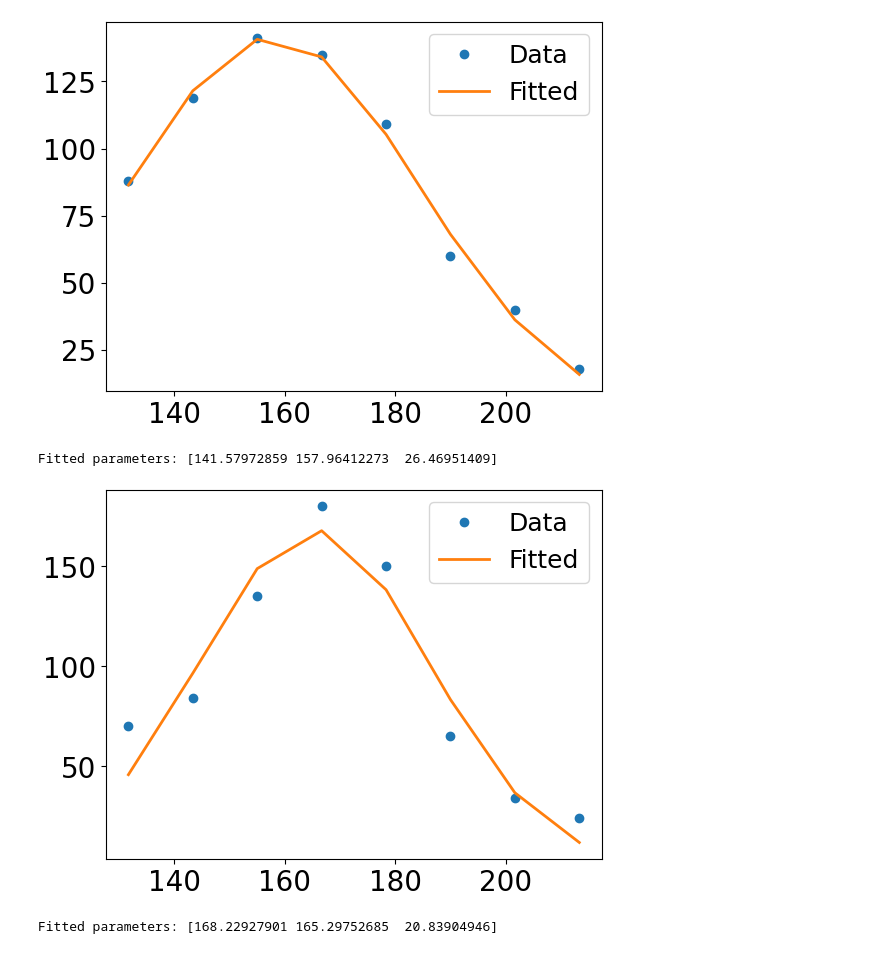
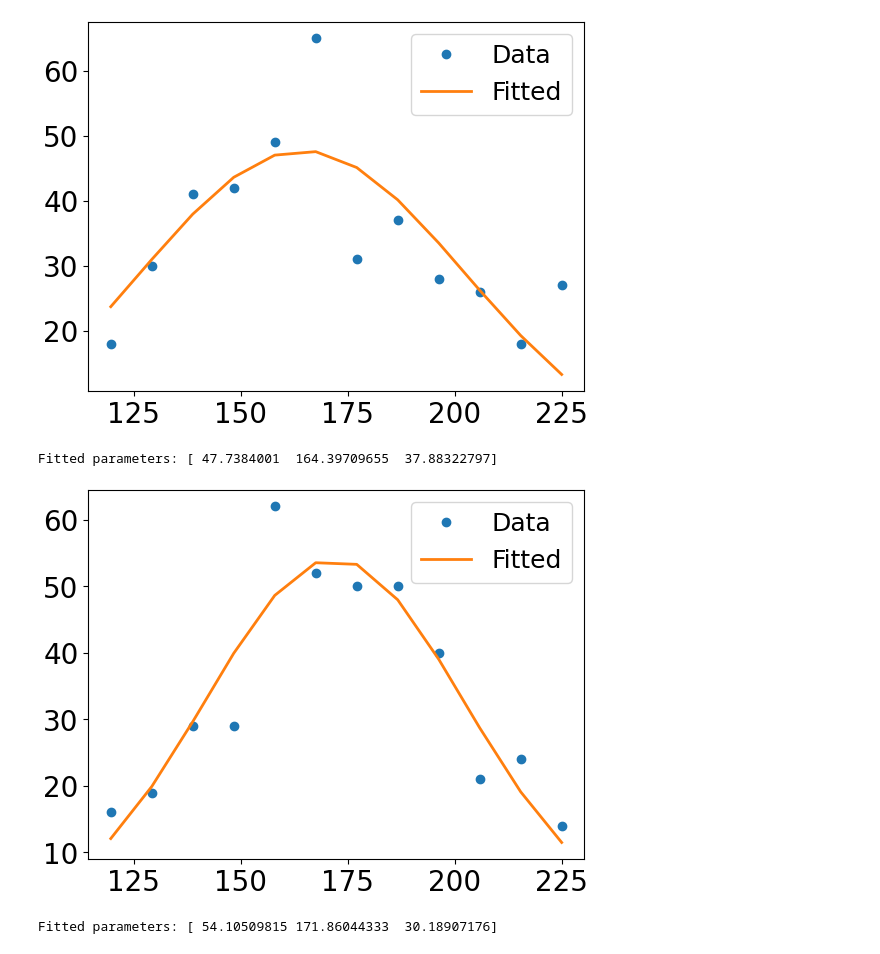
Before and after one commit to LukeV37/KDD_Plots, a Jupyter notebook: Mass_Reco.ipynb, the cells around one changed output. Drawn from its saved outputs; the diff is of its cells as text; code cells hidden in the pictures.

```diff
--- a/Mass_Reco.ipynb
+++ b/Mass_Reco.ipynb
@@ -6,7 +6,7 @@ import vector
 from tqdm import tqdm
 import matplotlib.pyplot as plt
 # %%
-mu=60
+mu=200
 # %%
 if mu==60:
     upper_mass_limit=400
@@ -180,10 +180,10 @@ if mu==60:
     raw_min=150
     raw_max=400
 if mu==200:
-    mean_min=100
-    mean_max=300
-    raw_min=500
-    raw_max=900
+    mean_min=110
+    mean_max=225
+    raw_min=300
+    raw_max=800
 # %%
 print("Top Mass Uncorrected:\t\tMean: ", round(np.mean(top_uncorrected),2)," STD: ", round(np.std(top_uncorrected),2))
 print("Top Mass True Corrected:\tMean: ", round(np.mean(top_true_corrected[(top_true_corrected>mean_min)&(top_true_corrected<mean_max)]),2)," STD: ", round(np.std(top_true_corrected[(top_true_corrected>mean_min)&(top_true_corrected<mean_max)]),2))
@@ -194,0 +195,4 @@ Top Mass Pred Corrected:        Mean:  158.26  STD:  22.25
+# %%
+y_raw, x_raw, _ = plt.hist(top_uncorrected,range=(raw_min,raw_max),bins=12,histtype='step',color='r',label='raw', linewidth=2.5)
+y_true, x_true, _ = plt.hist(top_true_corrected,range=(mean_min,mean_max),bins=12,histtype='step',color='g',label='true corrected', linewidth=2.5)
+y_pred, x_pred, _ = plt.hist(top_pred_corrected,range=(mean_min,mean_max),bins=12,histtype='step',color='b',label='pred corrected', linewidth=2.5)
@@ -199,9 +205,9 @@ from scipy.optimize import curve_fit
 def func(x, a, x0, sigma):
     return a * np.exp(-(x - x0)**2 / (2 * sigma**2))
 
-mask=(x_pred[1:]>mean_min)&(x_pred[1:]<mean_max)
-x = x_pred[1:][mask]
-y = y_pred[mask]
+#mask=(x_pred[1:]>mean_min)&(x_pred[1:]<mean_max)
+x = x_pred[1:]
+y = y_pred
 
 # Provide initial parameter guesses
 a_init = np.max(y)  # amplitude
@@ -220,30 +226,30 @@ plt.show()
 
 print("Fitted parameters:", popt)
 # %% [output]
-[figure, old version]
+[figure, new version]
-Fitted parameters: [141.57972859 157.96412273  26.46951409]
+Fitted parameters: [ 47.7384001  164.39709655  37.88322797]
 # %%
-mask=(x_true[1:]>mean_min)&(x_true[1:]<mean_max)
-x = x_true[1:][mask]
-y = y_true[mask]
+#mask=(x_true[1:]>mean_min)&(x_true[1:]<mean_max)
+x = x_true[1:]
+y = y_true
 
 # Provide initial parameter guesses
 a_init = np.max(y)  # amplitude
 x0_init = x[np.argmax(y)]  # center
 sigma_init = (np.max(x) - np.min(x)) / 4  # width estimate
 
 p0 = [a_init, x0_init, sigma_init]
 
 popt, _ = curve_fit(func, x, y, p0=p0)
 ym = func(x, *popt)
 
 plt.plot(x, y, 'o', label='Data')
 plt.plot(x, ym, label='Fitted')
 plt.legend()
 plt.show()
 
 print("Fitted parameters:", popt)
 # %% [output]
-[figure, old version]
+[figure, new version]
-Fitted parameters: [168.22927901 165.29752685  20.83904946]
+Fitted parameters: [ 54.10509815 171.86044333  30.18907176]
 # %%
```
Also changed, not shown: parts of 4 cells of this notebook, 1 other file.
